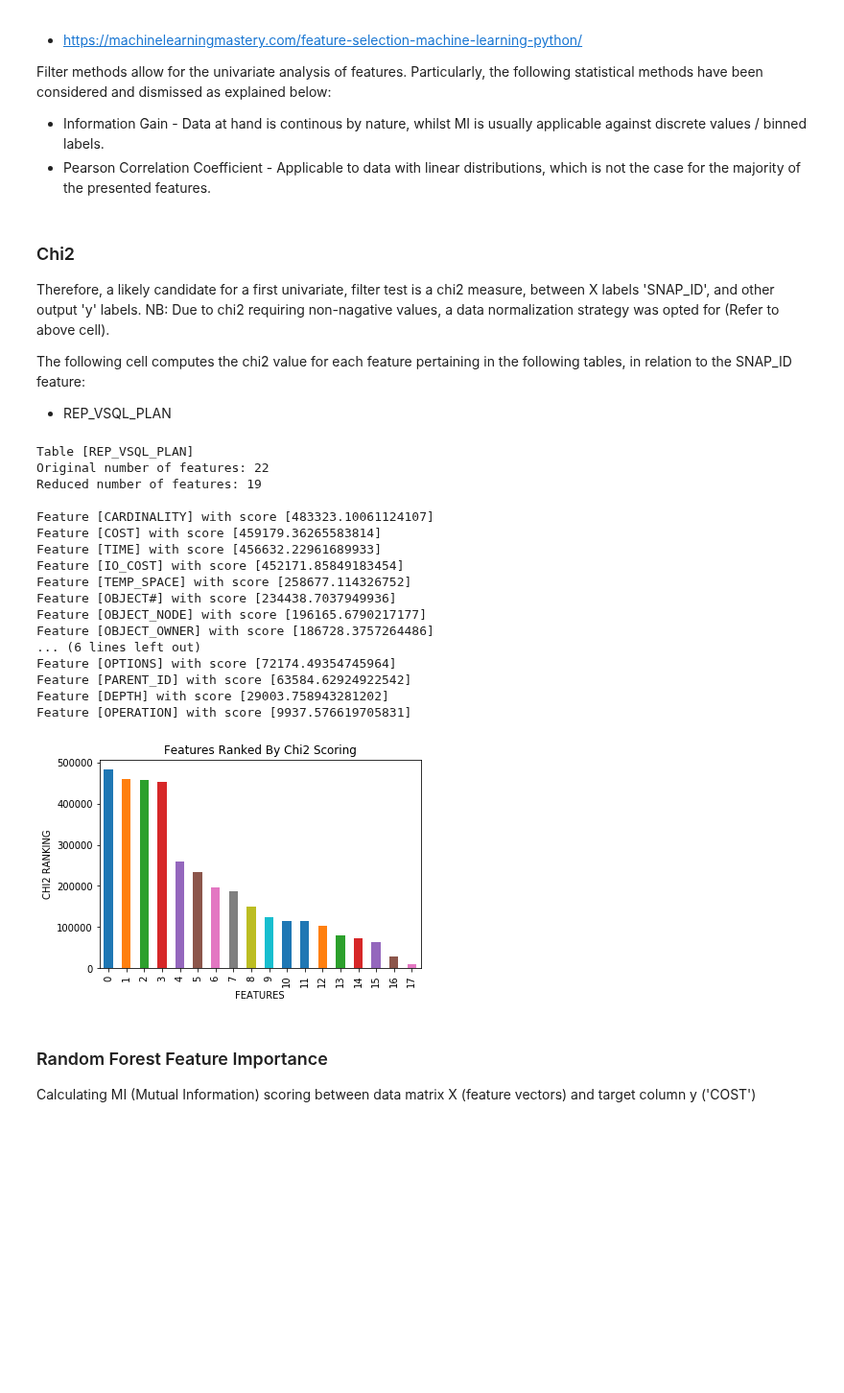
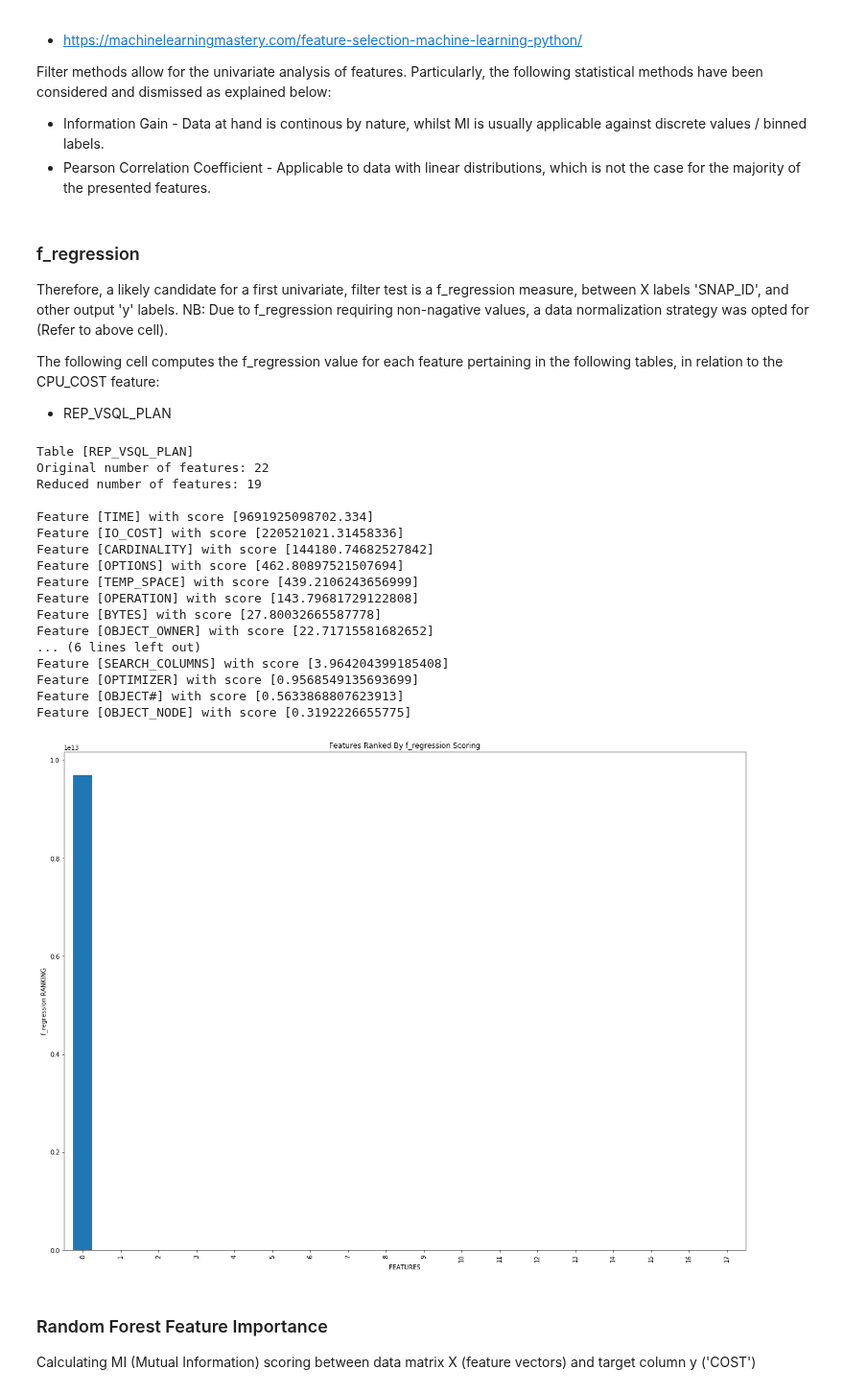
Before and after one commit to eldrad294/ICS5200, a Jupyter notebook: notebook/schedule/TPC-DS1/Schedule TPC-DS1 Feature Selection/Schedule TPC-DS1 Dimensional Reduction (Rep_Vsql_Plan).ipynb, the cells around one changed output. Shown at 96% size. Cells and saved outputs as stored; diff of their text form; code cells hidden in the pictures; blank space fills up the shorter version.

```diff
--- a/notebook/schedule/TPC-DS1/Schedule TPC-DS1 Feature Selection/Schedule TPC-DS1 Dimensional Reduction (Rep_Vsql_Plan).ipynb
+++ b/notebook/schedule/TPC-DS1/Schedule TPC-DS1 Feature Selection/Schedule TPC-DS1 Dimensional Reduction (Rep_Vsql_Plan).ipynb
@@ -43,15 +43,15 @@ debug_mode=False
 low_quartile_limit = .001
 upper_quartile_limit = .999
 test_split=.2
-nrows=500000
+nrows=2000000
 top_n_features=19  # Calculated as half the anticipated data set feature count.
 parallel_degree=-1
 # %% [markdown]
 ### Read data from file into Pandas Dataframes
 # %%
 # Root path
-#root_dir = 'C:/Users/gabriel.sammut/University/Data_ICS5200/Schedule/' + tpcds
-root_dir = 'D:/Projects/Datagenerated_ICS5200/Schedule/' + tpcds
+root_dir = 'C:/Users/gabriel.sammut/University/Data_ICS5200/Schedule/' + tpcds
+#root_dir = 'D:/Projects/Datagenerated_ICS5200/Schedule/' + tpcds
 
 # Open Data
 rep_vsql_plan_path = root_dir + '/rep_vsql_plan.csv'
@@ -743,8 +725,8 @@ print(rep_vsql_plan_df_pruned_norm.head())
 
 Split the data frame into features and Labels (COST)
 # %%
-y_labels = rep_vsql_plan_df_pruned['CPU_COST']
-del rep_vsql_plan_df_pruned_norm['CPU_COST']
+y_labels = rep_vsql_plan_df_pruned_norm['COST']
+del rep_vsql_plan_df_pruned_norm['COST']
 # %% [markdown]
 # Filter Methods
 
@@ -761,9 +743,9 @@ class FeatureImportance:
     repsect to other features.
     """
     @staticmethod
-    def chi2_test(top_n_features=30, X_df=None, y_df=None, table=None):
+    def f_regression_test(top_n_features=30, X_df=None, y_df=None, table=None):
         """
-        Carries out a chi squared test on passed X,y dataframes, selecting top N features ranked by highest scoring.
+        Carries out a f_regression test on passed X,y dataframes, selecting top N features ranked by highest scoring.
         :param top_n_features: (Integer) Denotes number of top features to plot.
         :param x_df:           (Pandas) Pandas feature matrix.
         :param y_df:           (Pandas) Pandas label matrix.
@@ -773,17 +755,17 @@ class FeatureImportance:
         headers = X_df.columns
         X_df = X_df.values
         y_df = y_df.values
-        chi2_selector = SelectKBest(score_func=chi2, k=top_n_features)
-        X_kbest = chi2_selector.fit_transform(X_df, y_df)
+        f_regression_selector = SelectKBest(score_func=f_regression, k=top_n_features)
+        X_kbest = f_regression_selector.fit_transform(X_df, y_df)
         print('\n\nTable [' + table.upper() + ']')
         print('Original number of features: ' + str(X_df.shape[1]))
         print('Reduced number of features: ' + str(X_kbest.shape[1]) + "\n")
-        outcome = chi2_selector.get_support()
+        outcome = f_regression_selector.get_support()
 
         scoring_sheet = []
         for i in range(0,len(headers)-1):
             if outcome[i]:
-                scoring_sheet.append([headers[i],chi2_selector.scores_[i]])
+                scoring_sheet.append([headers[i],f_regression_selector.scores_[i]])
 
         scoring_sheet = sorted(scoring_sheet, key=itemgetter(1), reverse=True)
         [print('Feature [' + str(row) + '] with score [' + str(score) + ']') for row, score in scoring_sheet[:top_n_features]]
@@ -791,9 +773,9 @@ class FeatureImportance:
         scoring_sheet = pd.Series((v[1] for v in scoring_sheet[:top_n_features]) )
         scoring_sheet[:top_n_features].plot.bar()
 
-        FeatureImportance.__plot_metrics(ylabel='CHI2 RANKING',
+        FeatureImportance.__plot_metrics(ylabel='f_regression RANKING',
                                          xlabel='FEATURES',
-                                         title='Features Ranked By Chi2 Scoring')
+                                         title='Features Ranked By f_regression Scoring')
 
     @staticmethod
     def rfr_ranking(X_df=None, y_df=None, top_n_features=30, parallel_degree=1, max_depth=None, max_features='sqrt', n_estimators=100):
@@ -841,36 +823,36 @@ class FeatureImportance:
         plt.rcParams['figure.figsize'] = [20, 15]
         plt.show()
 # %% [markdown]
-### Chi2
+### f_regression
 
-Therefore, a likely candidate for a first univariate, filter test is a chi2 measure, between X labels 'SNAP_ID', and other output 'y' labels. NB: Due to chi2 requiring non-nagative values, a data normalization strategy was opted for (Refer to above cell).
+Therefore, a likely candidate for a first univariate, filter test is a f_regression measure, between X labels 'SNAP_ID', and other output 'y' labels. NB: Due to f_regression requiring non-nagative values, a data normalization strategy was opted for (Refer to above cell).
 
-The following cell computes the chi2 value for each feature pertaining in the following tables, in relation to the SNAP_ID feature:
+The following cell computes the f_regression value for each feature pertaining in the following tables, in relation to the CPU_COST feature:
 * REP_VSQL_PLAN
 # %%
-FeatureImportance.chi2_test(top_n_features=top_n_features,
-                            X_df=rep_vsql_plan_df_pruned_norm,
-                            y_df=y_labels,
-                            table='REP_VSQL_PLAN')
+FeatureImportance.f_regression_test(top_n_features=top_n_features,
+                                    X_df=rep_vsql_plan_df_pruned_norm,
+                                    y_df=y_labels,
+                                    table='REP_VSQL_PLAN')
 # %% [output]
 Table [REP_VSQL_PLAN]
 Original number of features: 22
 Reduced number of features: 19
 
-Feature [CARDINALITY] with score [483323.10061124107]
-Feature [COST] with score [459179.36265583814]
-Feature [TIME] with score [456632.22961689933]
-Feature [IO_COST] with score [452171.85849183454]
-Feature [TEMP_SPACE] with score [258677.114326752]
-Feature [OBJECT#] with score [234438.7037949936]
-Feature [OBJECT_NODE] with score [196165.6790217177]
-Feature [OBJECT_OWNER] with score [186728.3757264486]
+Feature [TIME] with score [9691925098702.334]
+Feature [IO_COST] with score [220521021.31458336]
+Feature [CARDINALITY] with score [144180.74682527842]
+Feature [OPTIONS] with score [462.80897521507694]
+Feature [TEMP_SPACE] with score [439.2106243656999]
+Feature [OPERATION] with score [143.79681729122808]
+Feature [BYTES] with score [27.80032665587778]
+Feature [OBJECT_OWNER] with score [22.71715581682652]
 ... (6 lines left out)
-Feature [OPTIONS] with score [72174.49354745964]
-Feature [PARENT_ID] with score [63584.62924922542]
-Feature [DEPTH] with score [29003.758943281202]
-Feature [OPERATION] with score [9937.576619705831]
+Feature [SEARCH_COLUMNS] with score [3.964204399185408]
+Feature [OPTIMIZER] with score [0.9568549135693699]
+Feature [OBJECT#] with score [0.5633868807623913]
+Feature [OBJECT_NODE] with score [0.3192226655775]
-[figure, old version]
+[figure, new version]
 # %% [markdown]
 ### Random Forest Feature Importance
 
```
Also changed, not shown: parts of 15 cells of this notebook, 1 other file.
